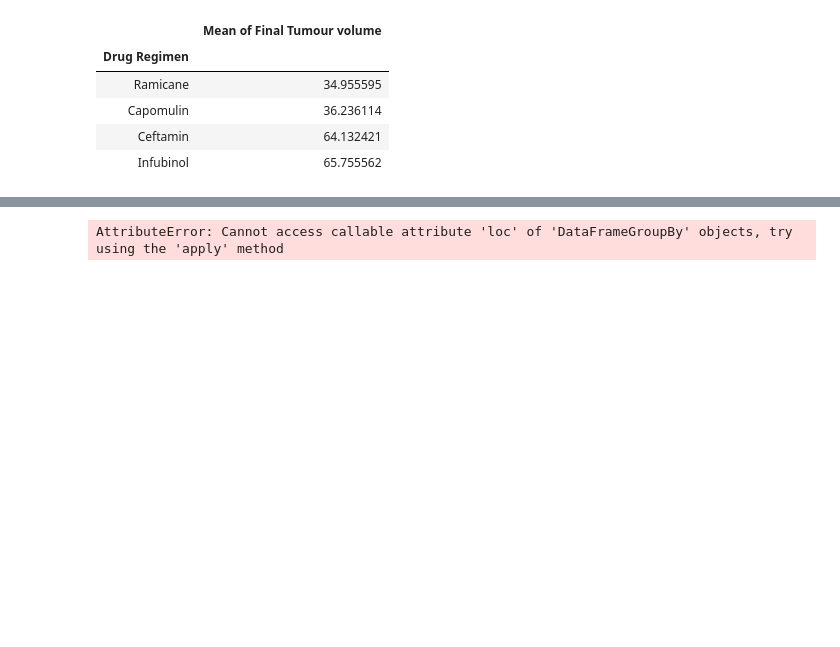
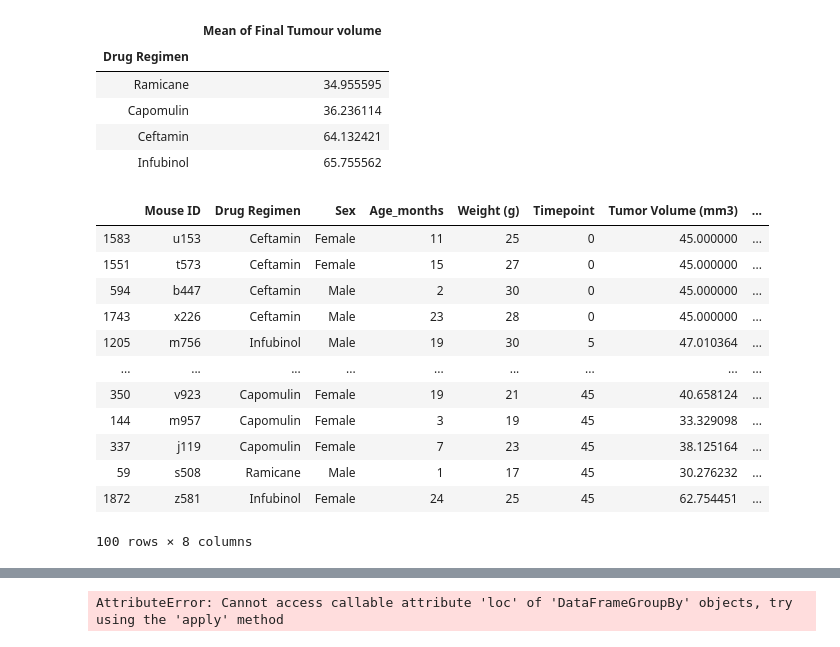
Before and after one commit to leahlindy/MatplotLib-Challenge, a Jupyter notebook: main.ipynb, the cells around one changed output, grey strips where cells are left out. Saved outputs shown, nothing was run; the diff lists cells and outputs as text; code cells hidden in the pictures; blank space fills up the shorter version.

```diff
--- a/main.ipynb
+++ b/main.ipynb
@@ -213,3 +162,26 @@ sorted_final
 | Infubinol | 65.755562 |
 # %%
 # Calculate the IQR and quantitatively determine if there are any potential outliers.
+# %%
+# best_drugs=['Ramicane','Capomulin','Ceftamin','Infubinol']
+top_dru=mouse_study.loc[mouse_study['Drug Regimen'].isin(['Infubinol','Ceftamin','Ramicane','Capomulin'])]
+
+#need to sort by timepoint then drop duplicates and keep the last value (that is the last day for the mouse)
+top_dru_sort=top_dru.sort_values('Timepoint',ascending=True)
+top_dru_sort
+top_dru_unique_mice=top_dru_sort.drop_duplicates('Mouse ID', keep='last')
+top_dru_unique_mice
+# %% [output]
+|  | Mouse ID | Drug Regimen | Sex | Age_months | Weight (g) | Timepoint | Tumor Volume (mm3) | ... |
+| 1583 | u153 | Ceftamin | Female | 11 | 25 | 0 | 45.000000 | ... |
+| 1551 | t573 | Ceftamin | Female | 15 | 27 | 0 | 45.000000 | ... |
+| 594 | b447 | Ceftamin | Male | 2 | 30 | 0 | 45.000000 | ... |
+| 1743 | x226 | Ceftamin | Male | 23 | 28 | 0 | 45.000000 | ... |
+| 1205 | m756 | Infubinol | Male | 19 | 30 | 5 | 47.010364 | ... |
+| ... | ... | ... | ... | ... | ... | ... | ... | ... |
+| 350 | v923 | Capomulin | Female | 19 | 21 | 45 | 40.658124 | ... |
+| 144 | m957 | Capomulin | Female | 3 | 19 | 45 | 33.329098 | ... |
+| 337 | j119 | Capomulin | Female | 7 | 23 | 45 | 38.125164 | ... |
+| 59 | s508 | Ramicane | Male | 1 | 17 | 45 | 30.276232 | ... |
+| 1872 | z581 | Infubinol | Female | 24 | 25 | 45 | 62.754451 | ... |
+100 rows × 8 columns
```
Also changed, not shown: parts of 7 cells of this notebook.
